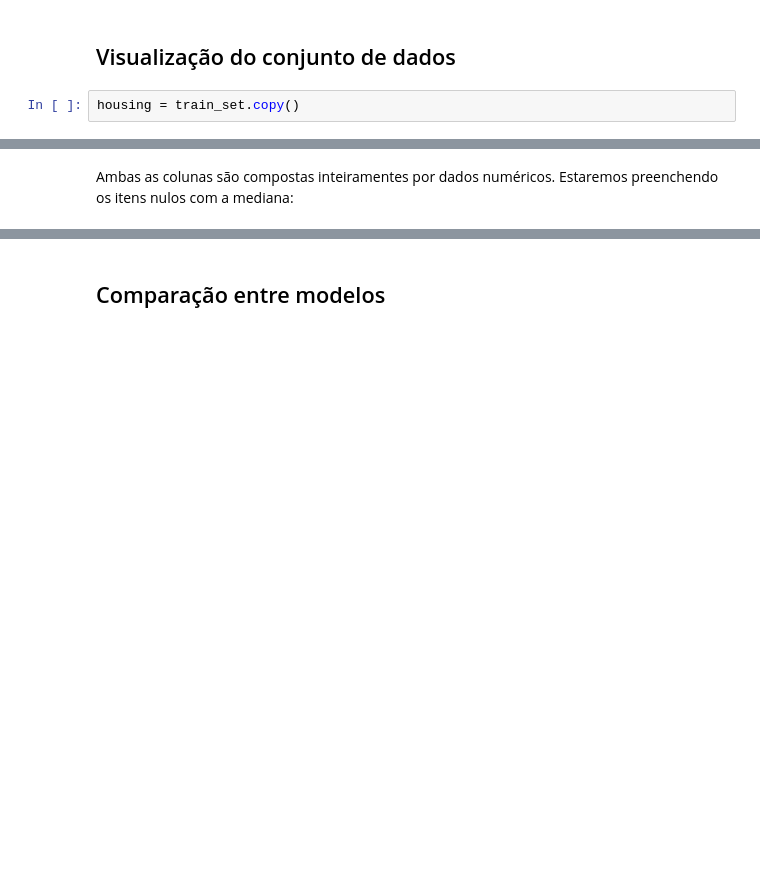
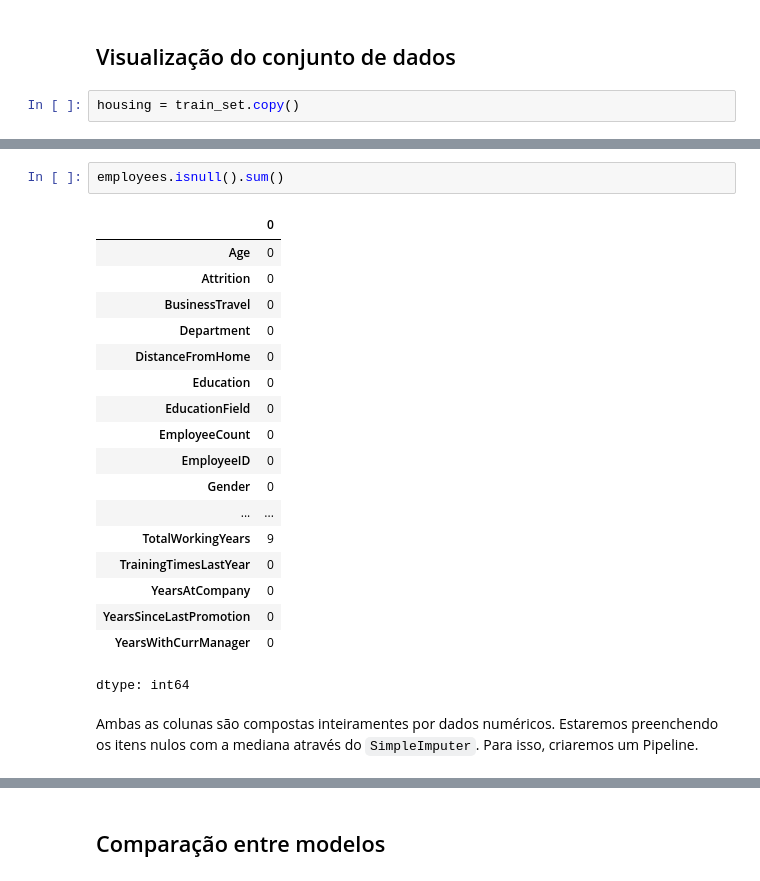
Before and after one commit to amandatz/employee-attrition-analysis, a Jupyter notebook: solution.ipynb, the cells around one changed output, grey strips where cells are left out. Saved outputs shown, nothing was run; the diff lists cells and outputs as text; blank space fills up the shorter version.

```diff
--- a/solution.ipynb
+++ b/solution.ipynb
@@ -178,2 +162,23 @@ sample_incomplete_rows
+# %%
+employees.isnull().sum()
+# %% [output]
+|  | 0 |
+| Age | 0 |
+| Attrition | 0 |
+| BusinessTravel | 0 |
+| Department | 0 |
+| DistanceFromHome | 0 |
+| Education | 0 |
+| EducationField | 0 |
+| EmployeeCount | 0 |
+| EmployeeID | 0 |
+| Gender | 0 |
+| ... | ... |
+| TotalWorkingYears | 9 |
+| TrainingTimesLastYear | 0 |
+| YearsAtCompany | 0 |
+| YearsSinceLastPromotion | 0 |
+| YearsWithCurrManager | 0 |
+dtype: int64
 # %% [markdown]
-Ambas as colunas são compostas inteiramentes por dados numéricos. Estaremos preenchendo os itens nulos com a mediana:
+Ambas as colunas são compostas inteiramentes por dados numéricos. Estaremos preenchendo os itens nulos com a mediana através do `SimpleImputer`. Para isso, criaremos um Pipeline.
```
Also changed, not shown: parts of 13 cells of this notebook.
